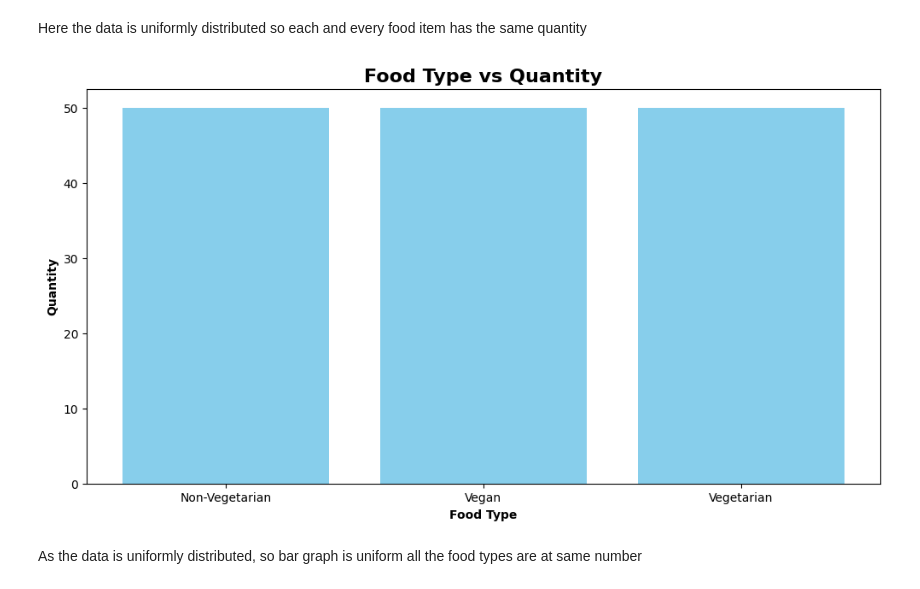
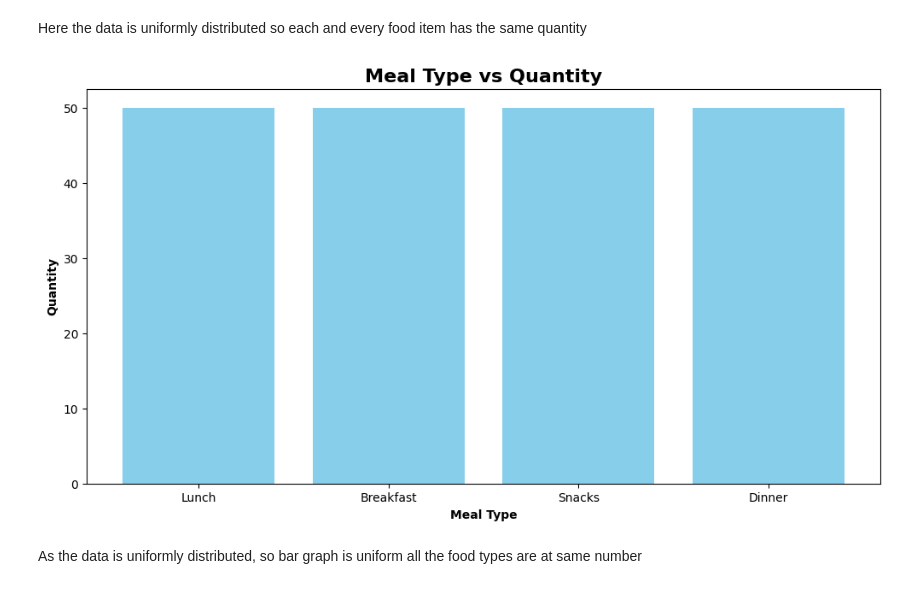
Before and after one commit to poojabongale/Food-Waste-Management-System, a Jupyter notebook: Food_Waste_Management.ipynb, the cells around one changed output. Saved outputs shown, nothing was run; the diff lists cells and outputs as text; code cells hidden in the pictures.

```diff
--- a/Food_Waste_Management.ipynb
+++ b/Food_Waste_Management.ipynb
@@ -160,17 +157,17 @@ plt.show()
 # %% [markdown]
 Here the data is uniformly distributed so each and every food item has the same quantity
 # %%
-grouped = df.groupby("Food_Type",as_index=False)["Quantity"].sum()
+grouped = df.groupby("Meal_Type",as_index=False)["Quantity"].sum()
 grouped = df.sort_values("Quantity",ascending=False)
 
 plt.figure(figsize = (12,6))
-plt.bar(grouped['Food_Type'], grouped['Quantity'],color = 'skyblue')
-plt.xlabel('Food Type',fontweight = 'bold')
+plt.bar(grouped['Meal_Type'], grouped['Quantity'],color = 'skyblue')
+plt.xlabel('Meal Type',fontweight = 'bold')
 plt.ylabel('Quantity',fontweight='bold')
-plt.title('Food Type vs Quantity', fontsize = 16, fontweight = 'bold')
+plt.title('Meal Type vs Quantity', fontsize = 16, fontweight = 'bold')
 plt.show()
 # %% [output]
-[figure, old version]
+[figure, new version]
 # %% [markdown]
 As the data is uniformly distributed, so bar graph is uniform all the food types are at same number
 # %% [markdown]
```
Also changed, not shown: parts of 9 cells of this notebook.
